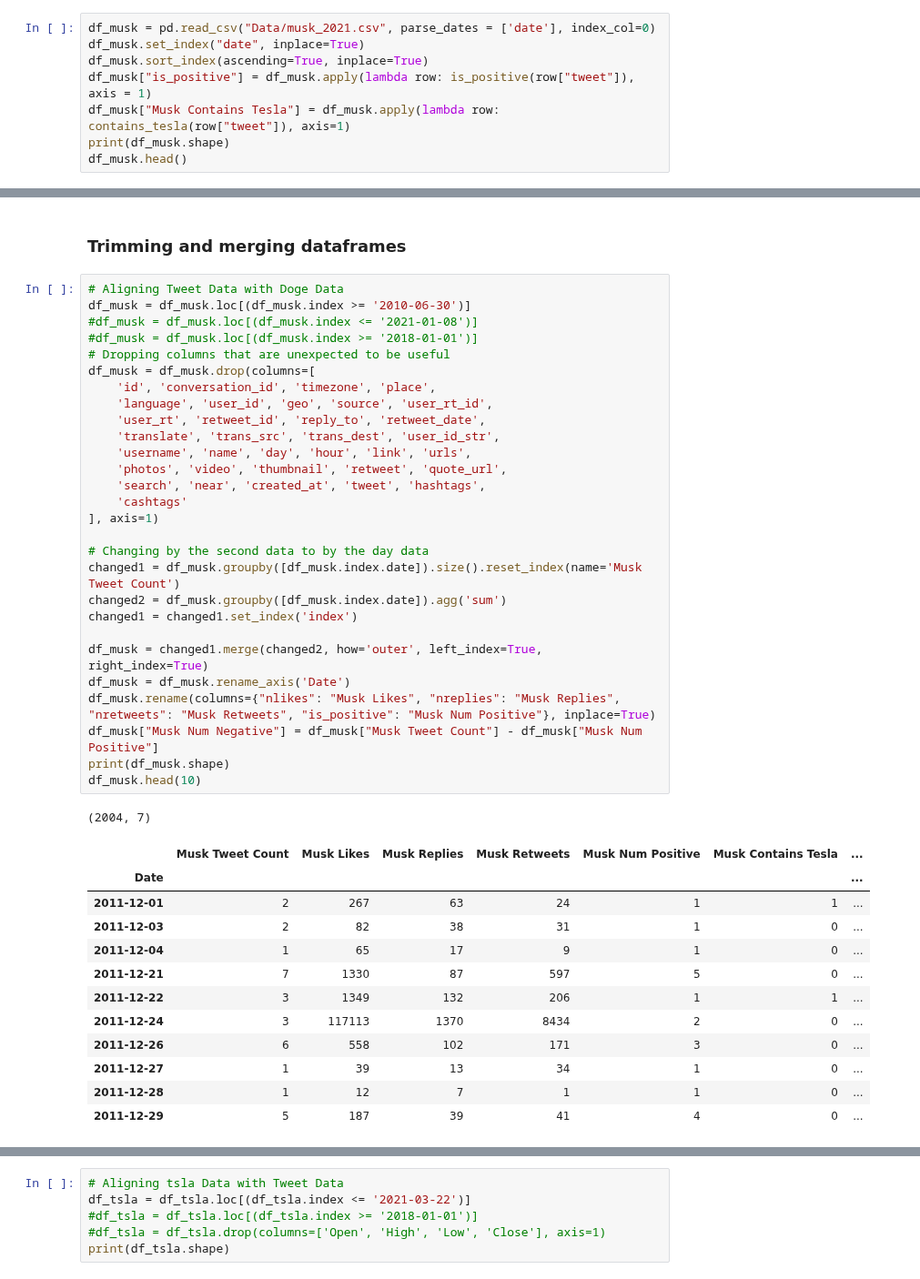
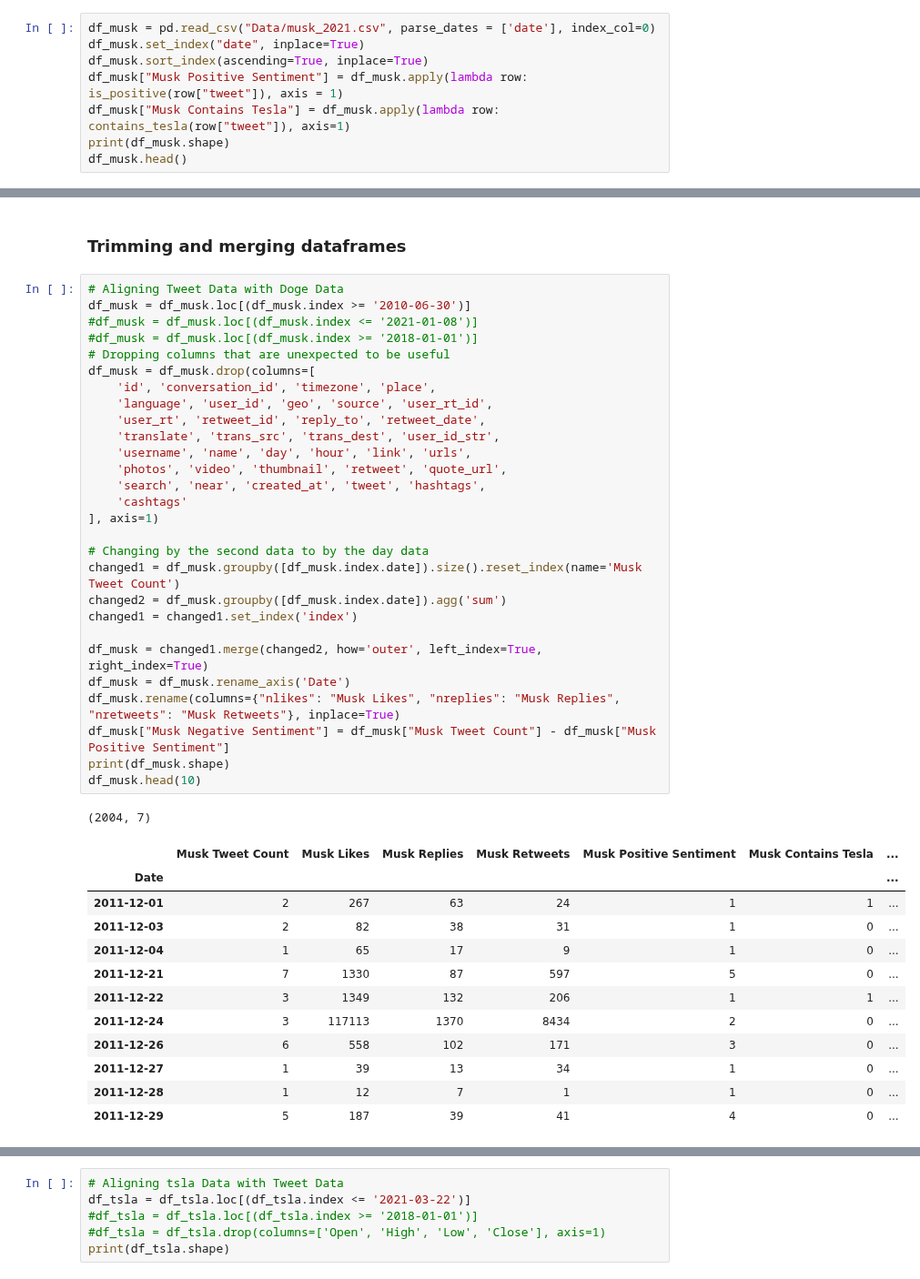
Before and after one commit to TLChilton/Senior_Capstone, a Jupyter notebook: LSTMsentimentanalysisTesla.ipynb, the cells around one changed output, grey strips where cells are left out. Shown at 91% size. Cells and saved outputs as stored; diff of their text form.

```diff
--- a/LSTMsentimentanalysisTesla.ipynb
+++ b/LSTMsentimentanalysisTesla.ipynb
@@ -37,7 +37,7 @@ df_trump.head()
 df_musk = pd.read_csv("Data/musk_2021.csv", parse_dates = ['date'], index_col=0)
 df_musk.set_index("date", inplace=True)
 df_musk.sort_index(ascending=True, inplace=True)
-df_musk["is_positive"] = df_musk.apply(lambda row: is_positive(row["tweet"]), axis = 1)
+df_musk["Musk Positive Sentiment"] = df_musk.apply(lambda row: is_positive(row["tweet"]), axis = 1)
 df_musk["Musk Contains Tesla"] = df_musk.apply(lambda row: contains_tesla(row["tweet"]), axis=1)
 print(df_musk.shape)
 df_musk.head()
@@ -100,34 +100,34 @@ def series_to_supervised(data, n_in=1, n_out=1, dropnan=True):
 # %%
 # Aligning Tweet Data with Doge Data
 df_musk = df_musk.loc[(df_musk.index >= '2010-06-30')]
 #df_musk = df_musk.loc[(df_musk.index <= '2021-01-08')]
 #df_musk = df_musk.loc[(df_musk.index >= '2018-01-01')]
 # Dropping columns that are unexpected to be useful
 df_musk = df_musk.drop(columns=[
     'id', 'conversation_id', 'timezone', 'place',
     'language', 'user_id', 'geo', 'source', 'user_rt_id',
     'user_rt', 'retweet_id', 'reply_to', 'retweet_date',
     'translate', 'trans_src', 'trans_dest', 'user_id_str',
     'username', 'name', 'day', 'hour', 'link', 'urls',
     'photos', 'video', 'thumbnail', 'retweet', 'quote_url',
     'search', 'near', 'created_at', 'tweet', 'hashtags',
     'cashtags'
 ], axis=1)
 
 # Changing by the second data to by the day data
 changed1 = df_musk.groupby([df_musk.index.date]).size().reset_index(name='Musk Tweet Count')
 changed2 = df_musk.groupby([df_musk.index.date]).agg('sum')
 changed1 = changed1.set_index('index')
 
 df_musk = changed1.merge(changed2, how='outer', left_index=True, right_index=True)
 df_musk = df_musk.rename_axis('Date')
-df_musk.rename(columns={"nlikes": "Musk Likes", "nreplies": "Musk Replies", "nretweets": "Musk Retweets", "is_positive": "Musk Num Positive"}, inplace=True)
-df_musk["Musk Num Negative"] = df_musk["Musk Tweet Count"] - df_musk["Musk Num Positive"]
+df_musk.rename(columns={"nlikes": "Musk Likes", "nreplies": "Musk Replies", "nretweets": "Musk Retweets"}, inplace=True)
+df_musk["Musk Negative Sentiment"] = df_musk["Musk Tweet Count"] - df_musk["Musk Positive Sentiment"]
 print(df_musk.shape)
 df_musk.head(10)
 # %% [output]
 (2004, 7)
-|  | Musk Tweet Count | Musk Likes | Musk Replies | Musk Retweets | Musk Num Positive | Musk Contains Tesla | ... |
+|  | Musk Tweet Count | Musk Likes | Musk Replies | Musk Retweets | Musk Positive Sentiment | Musk Contains Tesla | ... |
 | Date |  |  |  |  |  |  | ... |
 | 2011-12-01 | 2 | 267 | 63 | 24 | 1 | 1 | ... |
 | 2011-12-03 | 2 | 82 | 38 | 31 | 1 | 0 | ... |
```
Also changed, not shown: parts of 9 cells of this notebook.
